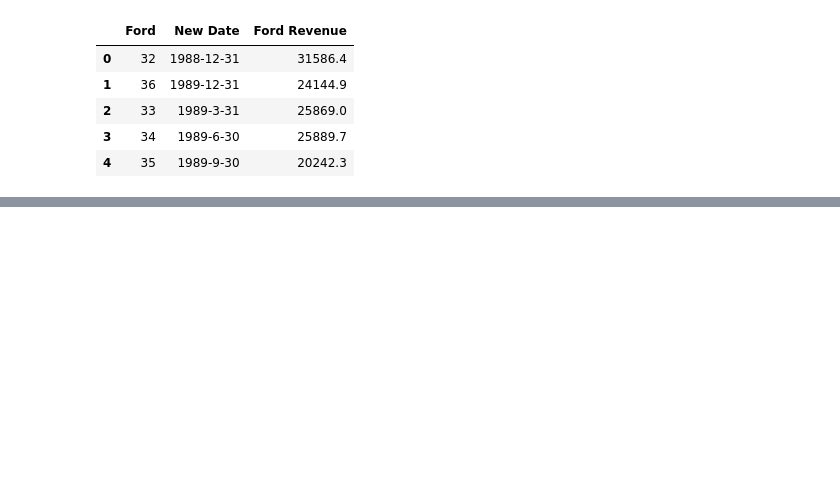
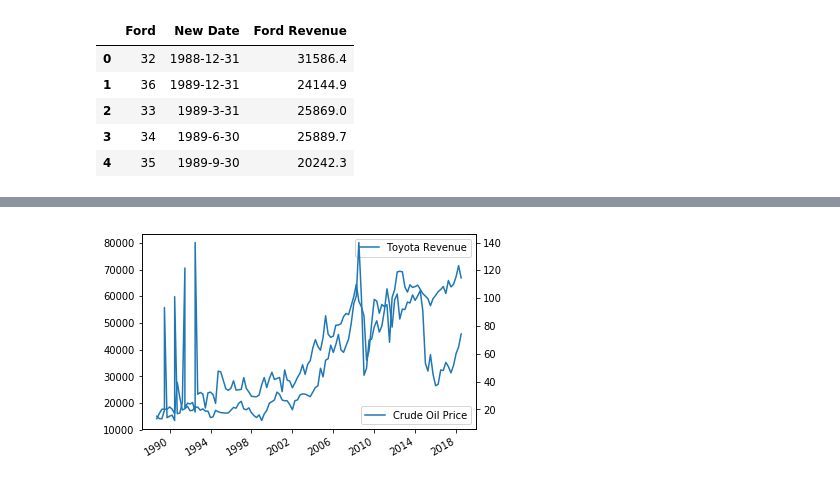
Before and after one commit to SamLingle/Oil-Price-X-Auto-Industry, a Jupyter notebook: Merged_Financials.ipynb, the cells around one changed output, grey strips where cells are left out. Cells and saved outputs as stored; diff of their text form; code cells hidden in the pictures; blank space fills up the shorter version.

```diff
--- a/Merged_Financials.ipynb
+++ b/Merged_Financials.ipynb
@@ -115,0 +157,5 @@ AttributeError: module 'matplotlib' has no attribute 'line'
+# %%
+df_merged2 = pd.merge(WTI_crude_oil, toyota, on="Newer Date")
+df_m_o = df_merged2[['Newer Date', 'Crude Oil Price','Toyota Revenue']]
+df_mo2=df_m_o.sort_values("Newer Date", ascending=True)
+df_mo2
@@ -115,0 +181,20 @@ AttributeError: module 'matplotlib' has no attribute 'line'
+# %%
+#fig, ax = plt.subplots()
+fig, ax1 = plt.subplots()
+ax2 = ax1.twinx()
+#ax1.plot(df_mo['Newer Date'], df_mo['Ford Revenue'], label="Ford Revenue")
+#ax1.legend(loc="upper right")
+#ax1.plot(df_mo2['Newer Date'], df_mo2['GM Revenue'],label="GM Revenue")
+#ax1.legend(loc="upper right")
+ax1.plot(df_mo2['Newer Date'], df_mo2['Toyota Revenue'],label="Toyota Revenue")
+ax1.legend(loc="upper right")
+#ax1.plot(df_mo['Newer Date'], df_mo['Honda Revenue'],label="Honda Revenue")
+#ax1.legend(loc="upper right")
+ax2.plot(df_mo2['Newer Date'], df_mo2['Crude Oil Price'],label="Crude Oil Price")
+ax2.legend(loc="lower right")
+
+
+
+fig.autofmt_xdate()
+# %% [output]
+[figure, added]
```
Also changed, not shown: parts of 13 cells of this notebook, 1 other file.
